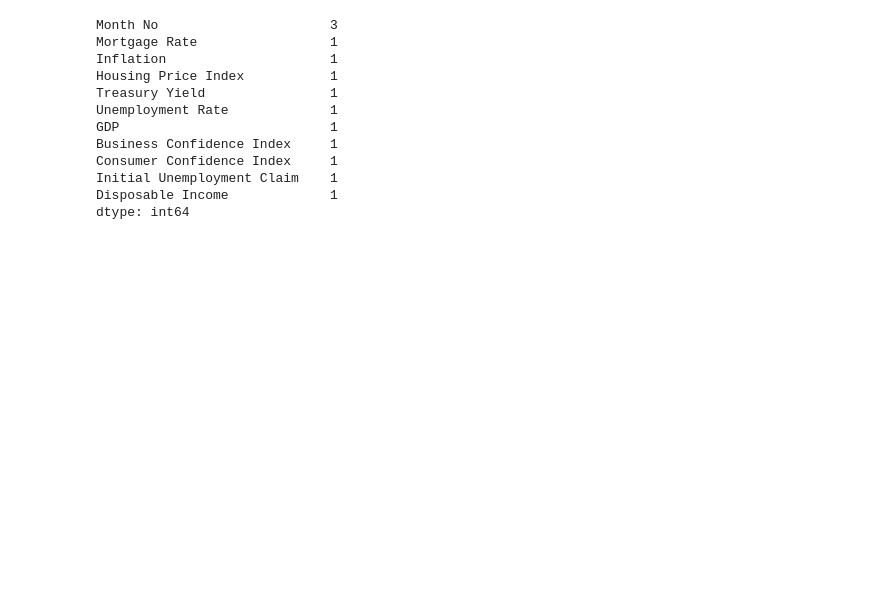
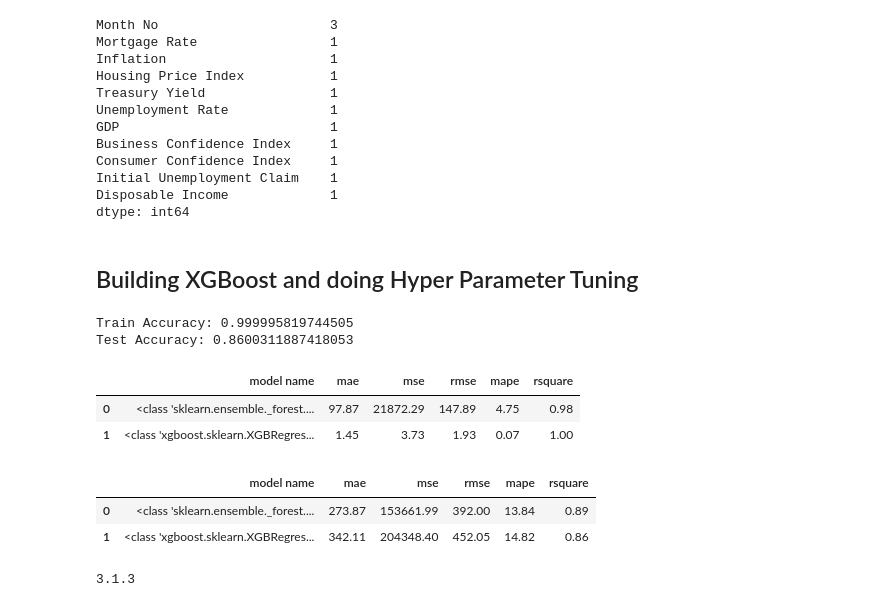
Before and after one commit to karthikeya-1508/ML_prac_files, a Jupyter notebook: Regression_Projects/Refinance_Project/Refinance_muticollinearity_Standardisation_Hyper_parameter_Tuning_LR_L1_L2_RF_XGBoost.ipynb, the cells around one changed output. Drawn from its saved outputs; the diff is of its cells as text; code cells hidden in the pictures; blank space fills up the shorter version.

```diff
--- a/Regression_Projects/Refinance_Project/Refinance_muticollinearity_Standardisation_Hyper_parameter_Tuning_LR_L1_L2_RF_XGBoost.ipynb
+++ b/Regression_Projects/Refinance_Project/Refinance_muticollinearity_Standardisation_Hyper_parameter_Tuning_LR_L1_L2_RF_XGBoost.ipynb
@@ -1057,3 +1057,5 @@ Consumer Confidence Index     1
 Initial Unemployment Claim    1
 Disposable Income             1
 dtype: int64
+# %% [markdown]
+## Building XGBoost and doing Hyper Parameter Tuning
@@ -1059,0 +1065,45 @@ dtype: int64
+# %%
+model = XGBRegressor()
+model.fit(X_train,y_train)
+print("Train Accuracy:",model.score(X_train, y_train))
+print("Test Accuracy:",model.score(X_test, y_test))
+# %% [output]
+Train Accuracy: 0.999995819744505
+Test Accuracy: 0.8600311887418053
+# %%
+def model_validation_xgboost(x,X_train,X_test,y_train,y_test):
+    validation_table=[]
+    models=[RandomForestRegressor,XGBRegressor]
+    for i in models:
+        rd=i()
+        rd.fit(X_train,y_train)
+        if x=="train":
+            rd.predict(X_train)
+            mae=mean_absolute_error(y_train.values,rd.predict(X_train))
+            mse=mean_squared_error(y_train.values,rd.predict(X_train))
+            rmse=np.sqrt(mean_squared_error(y_train.values,rd.predict(X_train)))
+            mape=(((abs(y_train.values-rd.predict(X_train))/y_train.values)*100).sum())*(1/y_train.shape[0])
+            rsquare=r2_score(y_train.values,rd.predict(X_train))
+            validation_table.append([i,mae,mse,rmse,mape,rsquare])
+        #validation_table=pd.DataFrame(validation_table_train)
+        #validation_table.columns=["model name","mae","mse","rmse","mape","rsquare"]
+        else:
+            rd.predict(X_test)
+            mae=mean_absolute_error(y_test.values,rd.predict(X_test))
+            mse=mean_squared_error(y_test.values,rd.predict(X_test))
+            rmse=np.sqrt(mean_squared_error(y_test.values,rd.predict(X_test)))
+            mape=(((abs(y_test.values-rd.predict(X_test))/y_test.values)*100).sum())*(1/y_test.shape[0])
+            rsquare=r2_score(y_test.values,rd.predict(X_test))
+            validation_table.append([i,mae,mse,rmse,mape,rsquare])
+
+    validation_table=pd.DataFrame(validation_table)
+    validation_table.columns=["model name","mae","mse","rmse","mape","rsquare"]
+    return validation_table
+# %%
+val_table_xgboost_train = model_validation_xgboost('train',X_train,X_test,y_train,y_test)
+# %%
+val_table_xgboost_train
+# %% [output]
+|  | model name | mae | mse | rmse | mape | rsquare |
+| 0 | <class 'sklearn.ensemble._forest.... | 97.87 | 21872.29 | 147.89 | 4.75 | 0.98 |
+| 1 | <class 'xgboost.sklearn.XGBRegres... | 1.45 | 3.73 | 1.93 | 0.07 | 1.00 |
@@ -1059,0 +1112,6 @@ dtype: int64
+# %%
+val_table_xgboost_test
+# %% [output]
+|  | model name | mae | mse | rmse | mape | rsquare |
+| 0 | <class 'sklearn.ensemble._forest.... | 273.87 | 153661.99 | 392.00 | 13.84 | 0.89 |
+| 1 | <class 'xgboost.sklearn.XGBRegres... | 342.11 | 204348.40 | 452.05 | 14.82 | 0.86 |
@@ -1059,0 +1150,5 @@ dtype: int64
+# %%
+import xgboost
+print(xgboost.__version__)
+# %% [output]
+3.1.3
```
Also changed, not shown: parts of 16 cells of this notebook.
